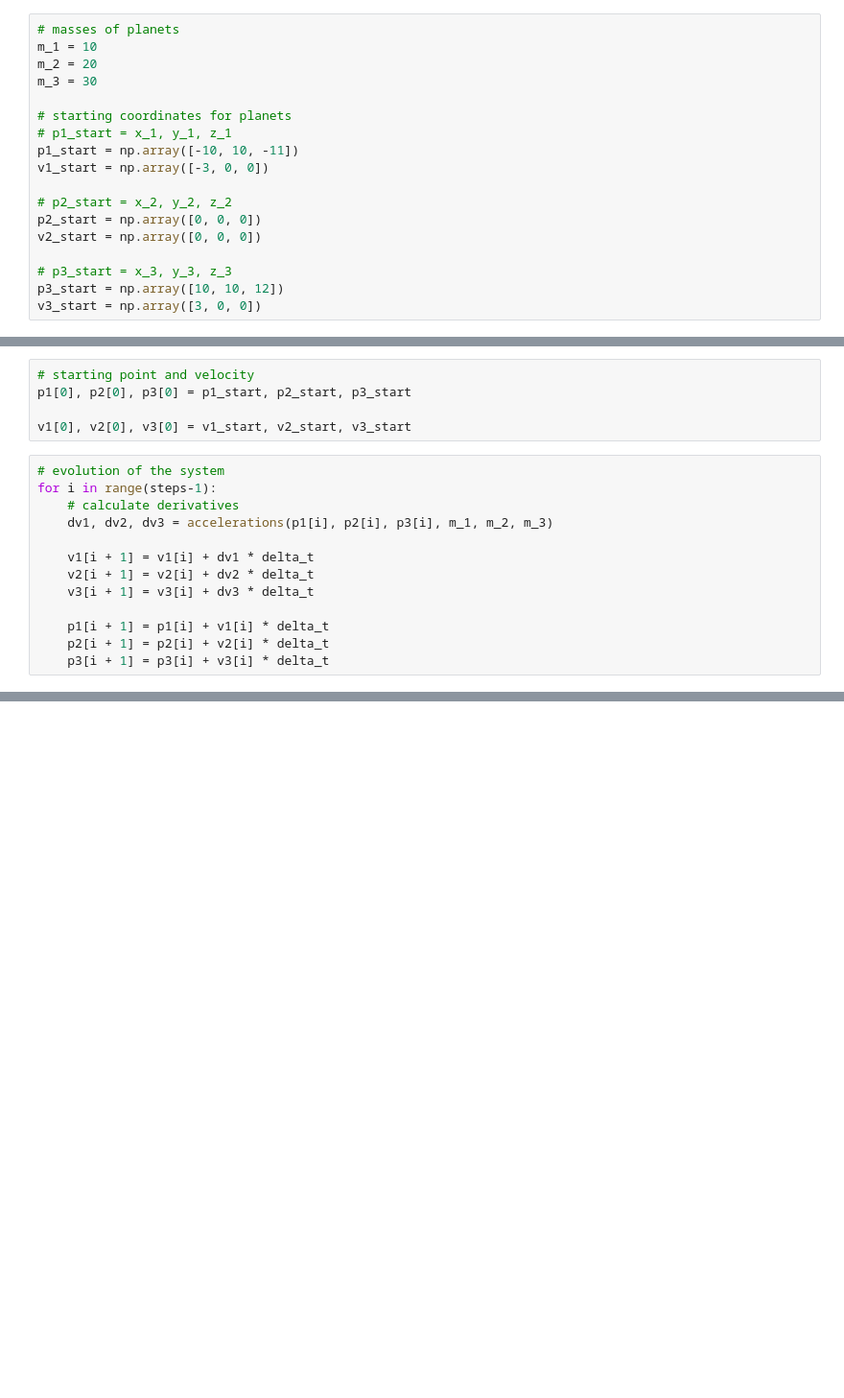
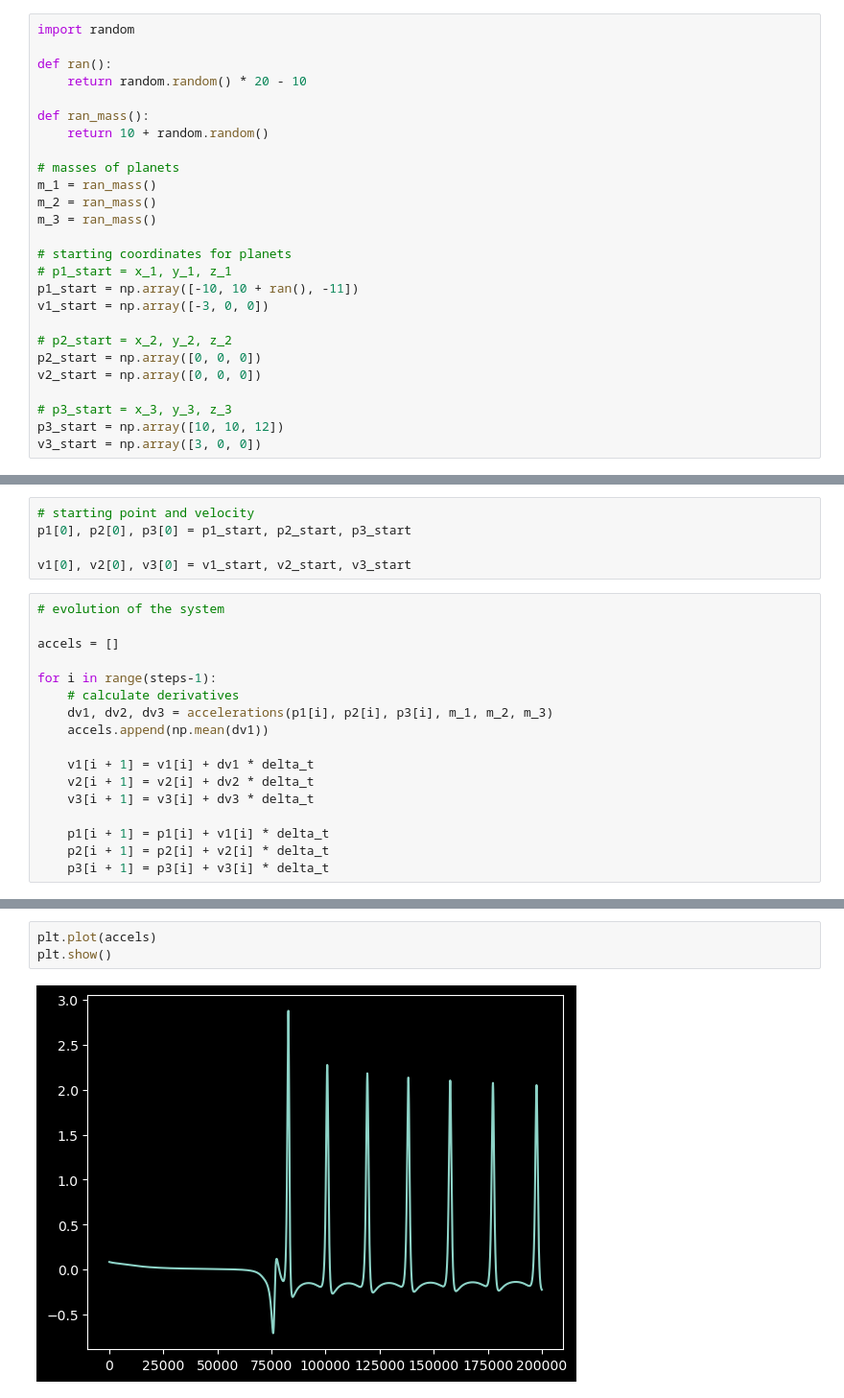
Before and after one commit to PredictionExplorer/Cosmic-Signature, a Jupyter notebook: ImageGen/planets.ipynb, the cells around one changed output, grey strips where cells are left out. Shown at 96% size. Drawn from its saved outputs; the diff is of its cells as text; blank space fills up the shorter version.

```diff
--- a/ImageGen/planets.ipynb
+++ b/ImageGen/planets.ipynb
@@ -9,14 +9,22 @@ import matplotlib.pyplot as plt
 from mpl_toolkits.mplot3d import Axes3D
 plt.style.use('dark_background')
 # %%
+import random
+
+def ran():
+    return random.random() * 20 - 10
+
+def ran_mass():
+    return 10 + random.random()
+
 # masses of planets
-m_1 = 10
-m_2 = 20
-m_3 = 30
+m_1 = ran_mass()
+m_2 = ran_mass()
+m_3 = ran_mass()
 
 # starting coordinates for planets
 # p1_start = x_1, y_1, z_1
-p1_start = np.array([-10, 10, -11])
+p1_start = np.array([-10, 10 + ran(), -11])
 v1_start = np.array([-3, 0, 0])
 
 # p2_start = x_2, y_2, z_2
@@ -65,9 +73,13 @@ p1[0], p2[0], p3[0] = p1_start, p2_start, p3_start
 v1[0], v2[0], v3[0] = v1_start, v2_start, v3_start
 # %%
 # evolution of the system
+
+accels = []
+
 for i in range(steps-1):
     # calculate derivatives
     dv1, dv2, dv3 = accelerations(p1[i], p2[i], p3[i], m_1, m_2, m_3)
+    accels.append(np.mean(dv1))
 
     v1[i + 1] = v1[i] + dv1 * delta_t
     v2[i + 1] = v2[i] + dv2 * delta_t
@@ -100,0 +91,5 @@ plt.close()
+# %%
+plt.plot(accels)
+plt.show()
+# %% [output]
+[figure, added]
```
Also changed, not shown: parts of 2 cells of this notebook.
